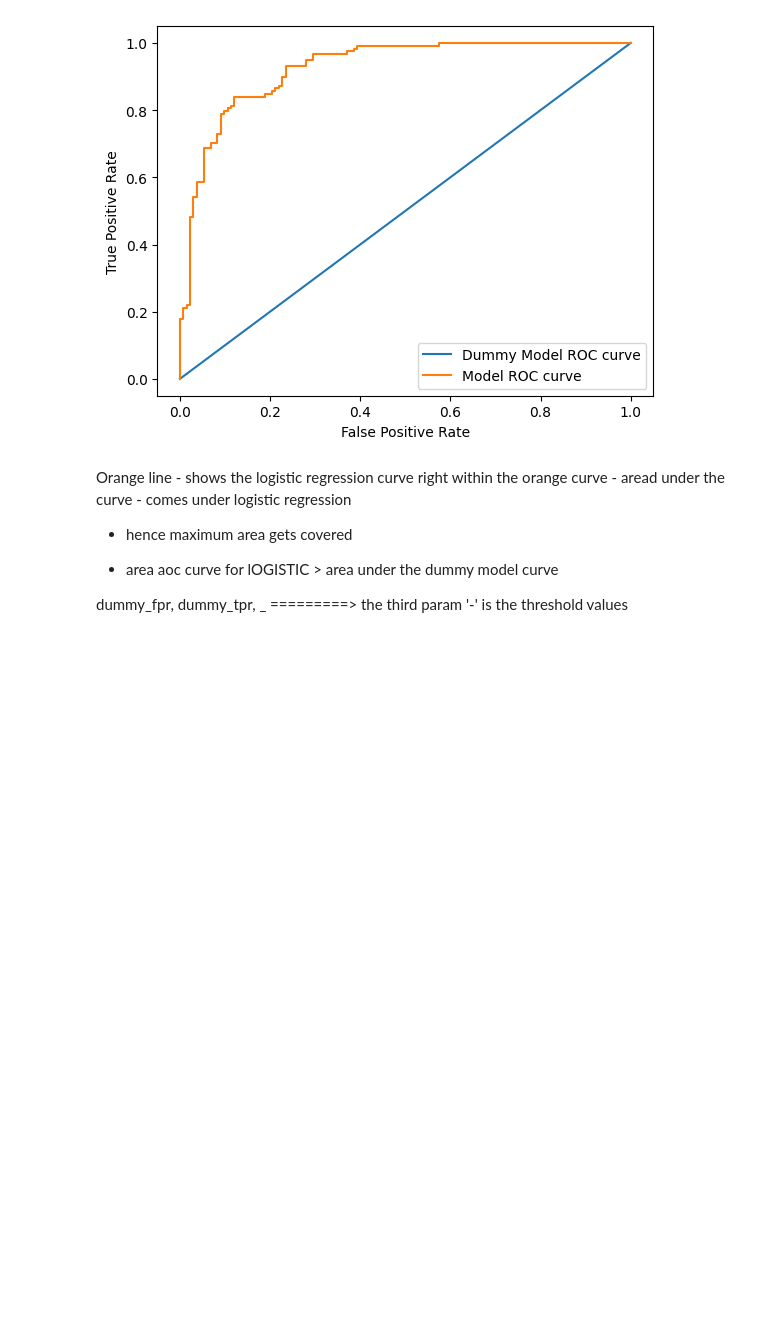
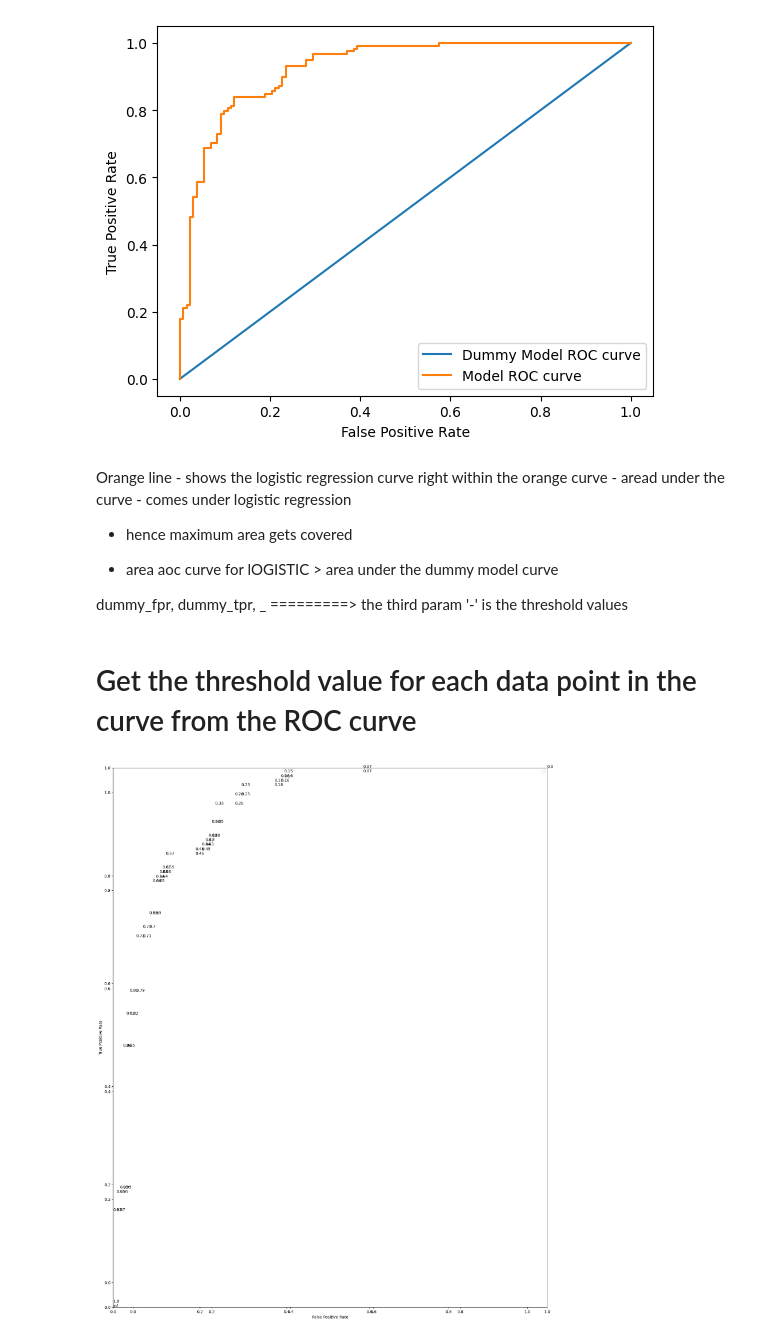
Before and after one commit to codebynishhhi/data_science_learnings, a Jupyter notebook: Regression/logistic_reg_roc_auc_curve.ipynb, the cells around one changed output. Cells and saved outputs as stored; diff of their text form; code cells hidden in the pictures; blank space fills up the shorter version.

```diff
--- a/Regression/logistic_reg_roc_auc_curve.ipynb
+++ b/Regression/logistic_reg_roc_auc_curve.ipynb
@@ -69,4 +69,4 @@ print(model_auc)
 # %%
 # Unpack into three variables: fpr, tpr, and thresholds
 dummy_fpr, dummy_tpr, _ = roc_curve(y_test, dummy_model_prob)
-model_fpr, model_tpr, _ = roc_curve(y_test, model_prob)
+model_fpr, model_tpr, thresholds = roc_curve(y_test, model_prob)
@@ -119,3 +136,24 @@ right within the orange curve - aread under the curve - comes under logistic reg
 <!-- - how to still select the threshold based on the curve -->
 
 dummy_fpr, dummy_tpr, _  =========> the third param '-' is the threshold values
+# %% [markdown]
+# Get the threshold value for each data point in the curve from the ROC curve
+# %%
+fig = plt.figure(figsize=(20,25))
+plt.plot(dummy_fpr, dummy_tpr,linestyle='--' ,label='Dummy Model ROC curve')
+plt.plot(model_fpr, model_tpr, marker='.',label='Model ROC curve')
+
+# This line creates an axis object that covers the whole figure
+ax = fig.add_subplot(111)
+
+# Annotates points on the graph with their corresponding threshold value
+for xyz in zip(model_fpr, model_tpr, thresholds):
+    # xyz[0] is the FPR, xyz[1] is the TPR, xyz[2] is the threshold
+    ax.annotate('%s' %np.round(xyz[2],2), xy=(xyz[0], xyz[1]))
+
+plt.xlabel('False Positive Rate')
+plt.ylabel('True Positive Rate')
+plt.legend()
+plt.show()
+# %% [output]
+[figure, added]
```
Also changed, not shown: parts of 1 cell of this notebook, 1 other file.
